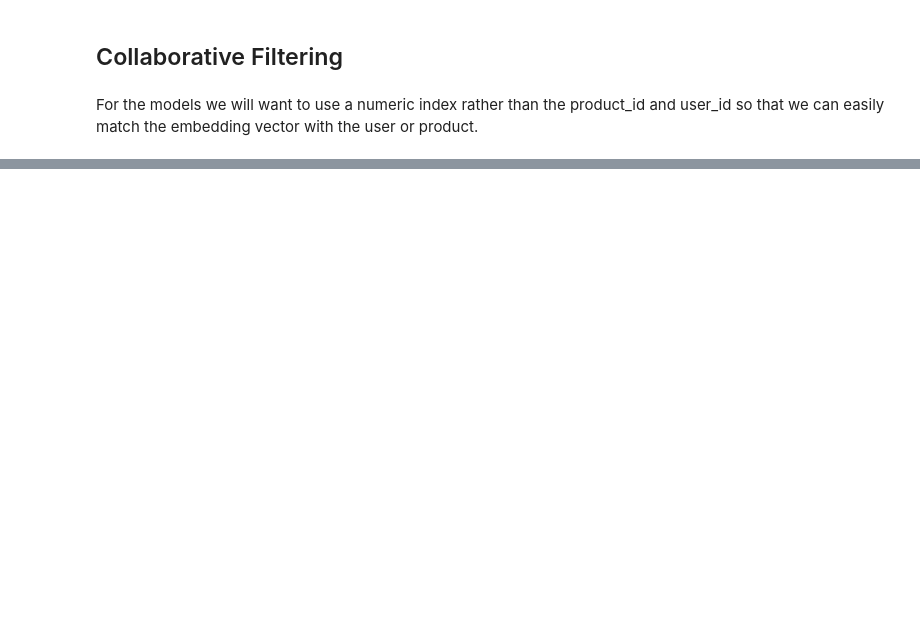
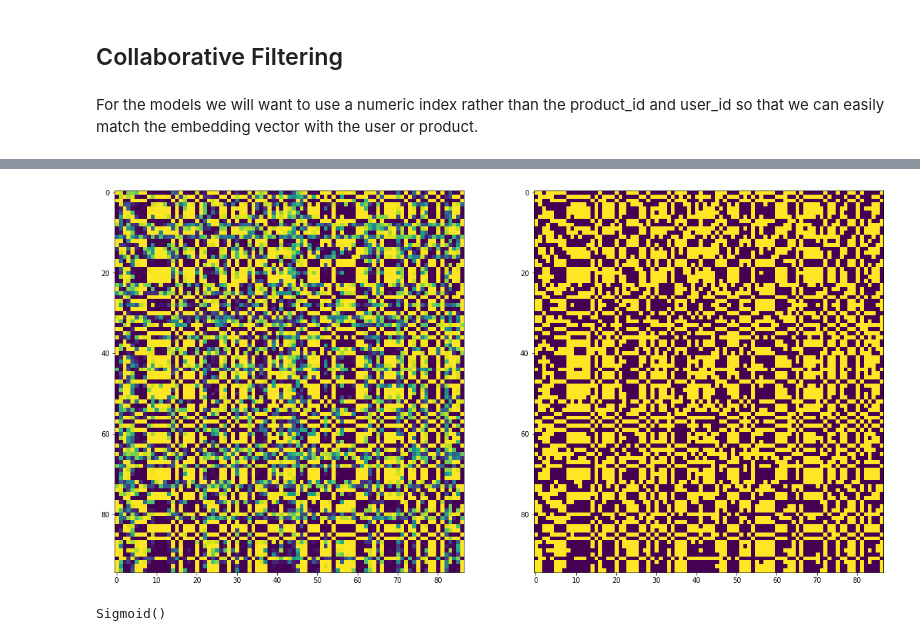
Before and after one commit to csmithchicago/YouChoose, a Jupyter notebook: notebooks/02_collaborative_filtering.ipynb, the cells around one changed output, grey strips where cells are left out. Cells and saved outputs as stored; diff of their text form; code cells hidden in the pictures; blank space fills up the shorter version.

```diff
--- a/notebooks/02_collaborative_filtering.ipynb
+++ b/notebooks/02_collaborative_filtering.ipynb
@@ -90,0 +190,16 @@ epoch #3, training loss: 23.227, training accuracy: 51.00, validation loss: 21.0
+# %%
+user_em = model.user_factors.weight.detach()
+item_em = model.product_factors.weight.detach()
+user_b = model.user_bias.weight.detach()
+item_b = model.product_bias.weight.detach()
+
+f, (ax1, ax2) = plt.subplots(ncols=2, figsize=(20,20))
+ax1.imshow(model.activation((item_em + item_b) @ (user_em + user_b).transpose(0,1)).numpy())
+ax2.imshow(model._prob_to_class((item_em + item_b) @ (user_em + user_b).transpose(0,1)).numpy())
+plt.show()
+# %% [output]
+[figure, added]
+# %%
+model.activation
+# %% [output]
+Sigmoid()
```
Also changed, not shown: parts of 21 cells of this notebook, 2 other files.
